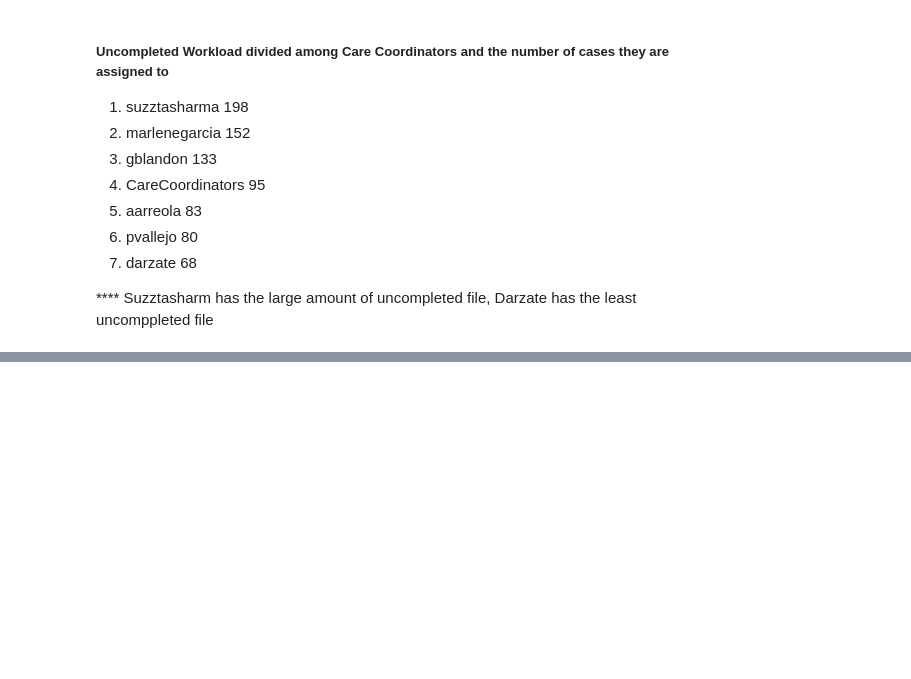
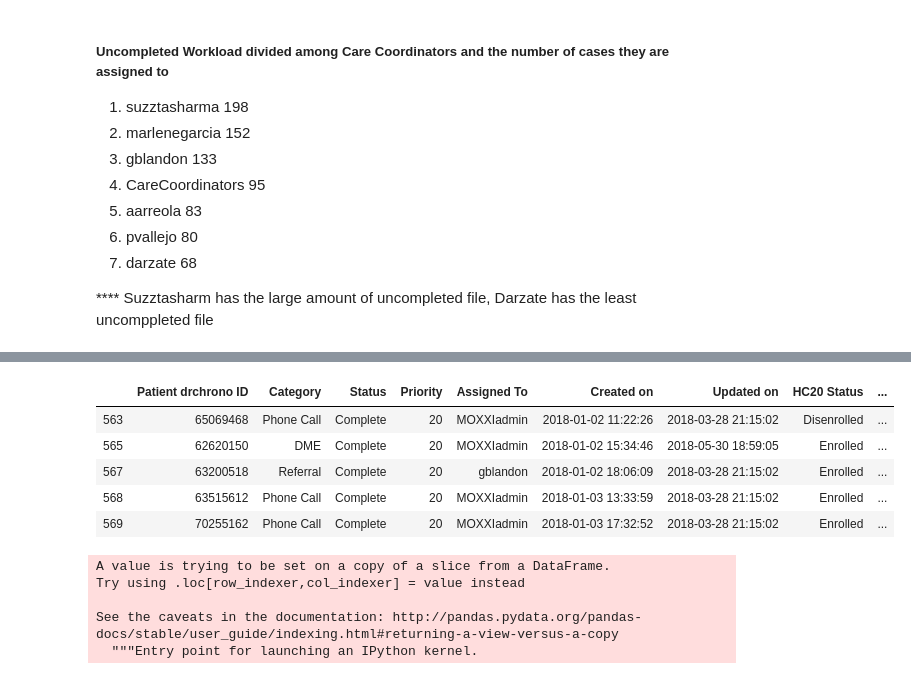
Before and after one commit to ThoaShook/Analyst_Test_Tasks, a Jupyter notebook: Analyst_Test_Tasks/Analyst_Test_Tasks.ipynb, the cells around one changed output, grey strips where cells are left out. Saved outputs shown, nothing was run; the diff lists cells and outputs as text; code cells hidden in the pictures; blank space fills up the shorter version.

```diff
--- a/Analyst_Test_Tasks/Analyst_Test_Tasks.ipynb
+++ b/Analyst_Test_Tasks/Analyst_Test_Tasks.ipynb
@@ -253,0 +251,18 @@ tasks_completed.tail(10)
+# %%
+tasked = tasks_completed[(tasks_completed['Created on'] > '2018-01-01 01:00:00') & (tasks_completed['Created on'] <= '2018-12-31 23:00:00')]
+tasked.head()
+# %% [output]
+|  | Patient drchrono ID | Category | Status | Priority | Assigned To | Created on | Updated on | HC20 Status | ... |
+| 563 | 65069468 | Phone Call | Complete | 20 | MOXXIadmin | 2018-01-02 11:22:26 | 2018-03-28 21:15:02 | Disenrolled | ... |
+| 565 | 62620150 | DME | Complete | 20 | MOXXIadmin | 2018-01-02 15:34:46 | 2018-05-30 18:59:05 | Enrolled | ... |
+| 567 | 63200518 | Referral | Complete | 20 | gblandon | 2018-01-02 18:06:09 | 2018-03-28 21:15:02 | Enrolled | ... |
+| 568 | 63515612 | Phone Call | Complete | 20 | MOXXIadmin | 2018-01-03 13:33:59 | 2018-03-28 21:15:02 | Enrolled | ... |
+| 569 | 70255162 | Phone Call | Complete | 20 | MOXXIadmin | 2018-01-03 17:32:52 | 2018-03-28 21:15:02 | Enrolled | ... |
+# %%
+tasked['duration']= tasks_completed['Updated on']- tasks_completed['Created on']
+# %% [output]
+A value is trying to be set on a copy of a slice from a DataFrame.
+Try using .loc[row_indexer,col_indexer] = value instead
+
+See the caveats in the documentation: http://pandas.pydata.org/pandas-docs/stable/user_guide/indexing.html#returning-a-view-versus-a-copy
+  """Entry point for launching an IPython kernel.
```
Also changed, not shown: parts of 29 cells of this notebook, 1 other file.
